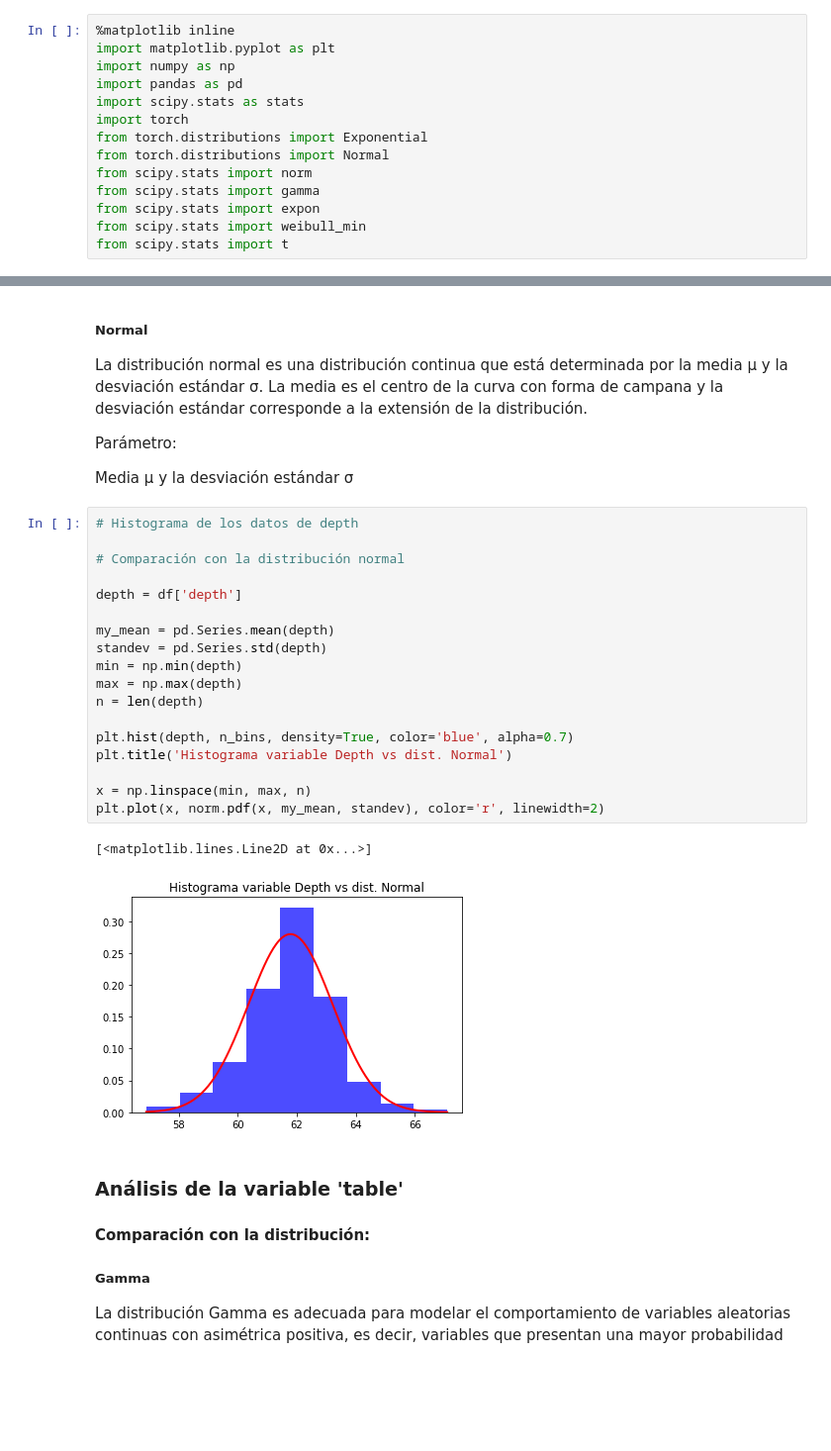
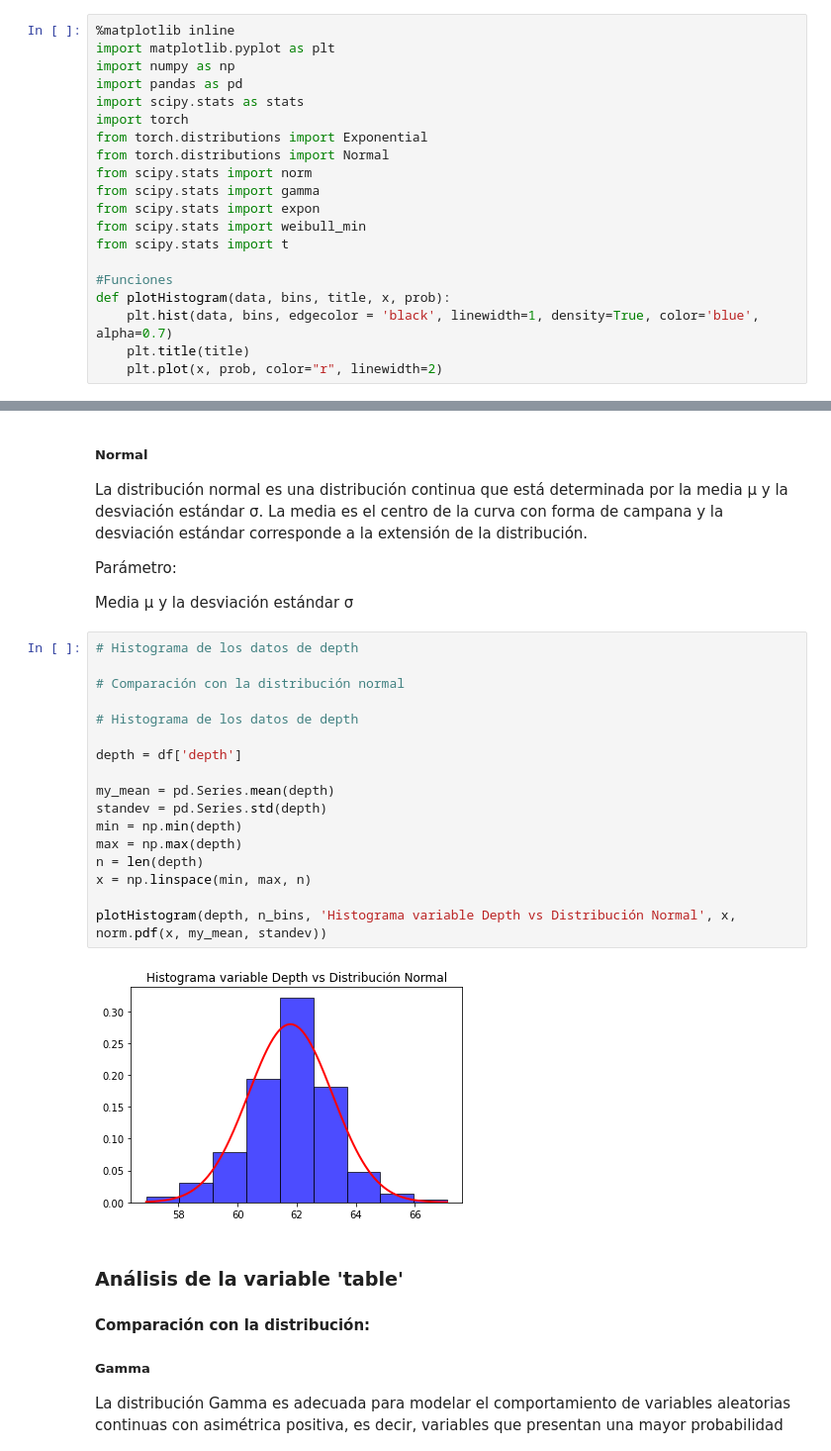
Before and after one commit to araygada/Estadistica_Ciencia_Datos_Tarea02, a Jupyter notebook: Tarea2_EstadisticaParaCienciaDeLosDatos.ipynb, the cells around one changed output, grey strips where cells are left out. Shown at 99% size. Cells and saved outputs as stored; diff of their text form; blank space fills up the shorter version.

Commit message:
Funcion comun para el ploteo

```diff
--- a/Tarea2_EstadisticaParaCienciaDeLosDatos.ipynb
+++ b/Tarea2_EstadisticaParaCienciaDeLosDatos.ipynb
@@ -49,6 +49,12 @@ from scipy.stats import gamma
 from scipy.stats import expon
 from scipy.stats import weibull_min
 from scipy.stats import t
+
+#Funciones
+def plotHistogram(data, bins, title, x, prob):
+    plt.hist(data, bins, edgecolor = 'black', linewidth=1, density=True, color='blue', alpha=0.7)
+    plt.title(title)
+    plt.plot(x, prob, color="r", linewidth=2)
 # %%
 df = pd.read_csv(r'datasetTarea2.csv')
 df = pd.DataFrame(data=df)
@@ -148,24 +143,22 @@ Media μ y la desviación estándar σ
 # %%
 # Histograma de los datos de depth
 
 # Comparación con la distribución normal
+
+# Histograma de los datos de depth
 
 depth = df['depth']
 
 my_mean = pd.Series.mean(depth)
 standev = pd.Series.std(depth)
 min = np.min(depth)
 max = np.max(depth)
 n = len(depth)
+x = np.linspace(min, max, n)
 
-plt.hist(depth, n_bins, density=True, color='blue', alpha=0.7)
-plt.title('Histograma variable Depth vs dist. Normal')
-
-x = np.linspace(min, max, n)
-plt.plot(x, norm.pdf(x, my_mean, standev), color='r', linewidth=2)
+plotHistogram(depth, n_bins, 'Histograma variable Depth vs Distribución Normal', x, norm.pdf(x, my_mean, standev))
 # %% [output]
-[<matplotlib.lines.Line2D at 0x...>]
-[figure, old version]
+[figure, new version]
 # %% [markdown]
 ### Análisis de la variable 'table'
 
```
Also changed, not shown: parts of 6 cells of this notebook.
